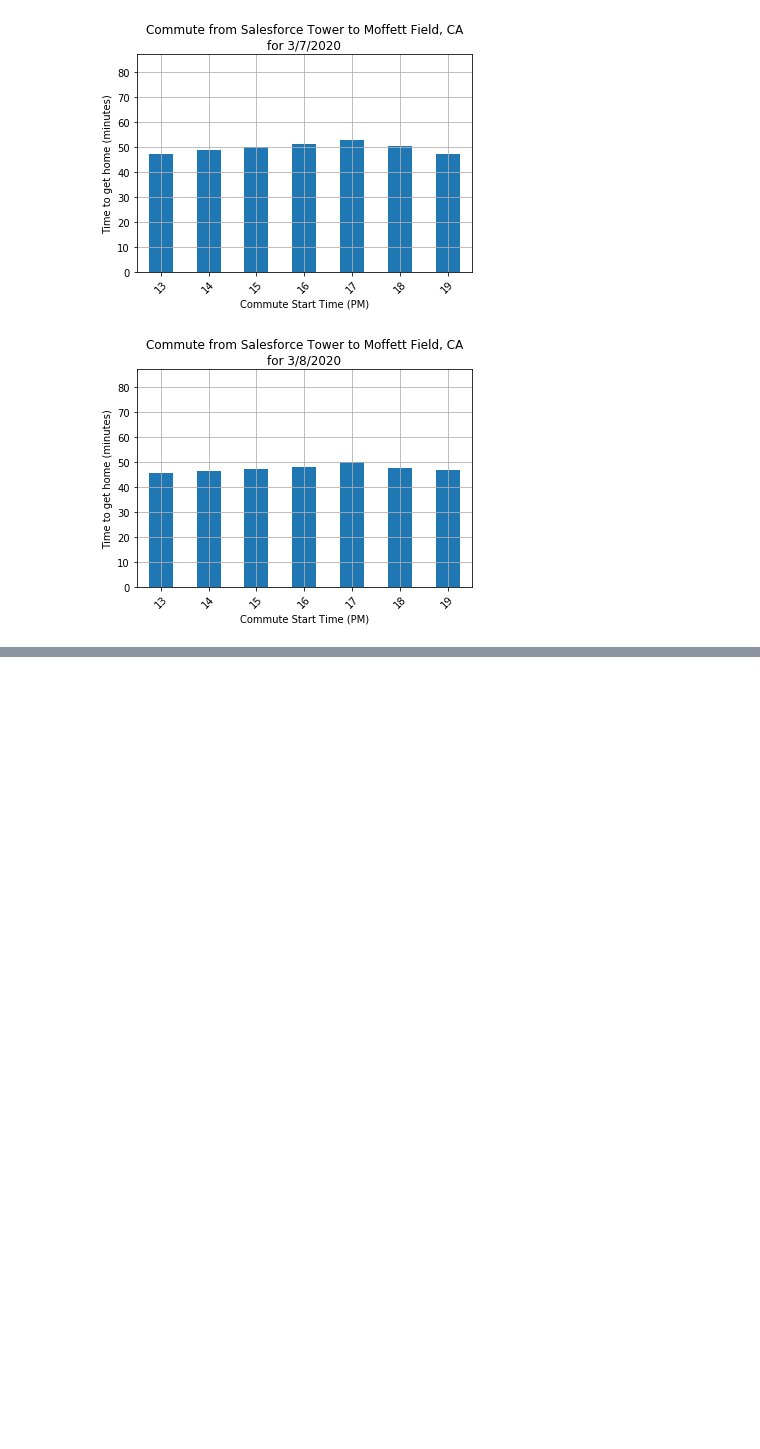
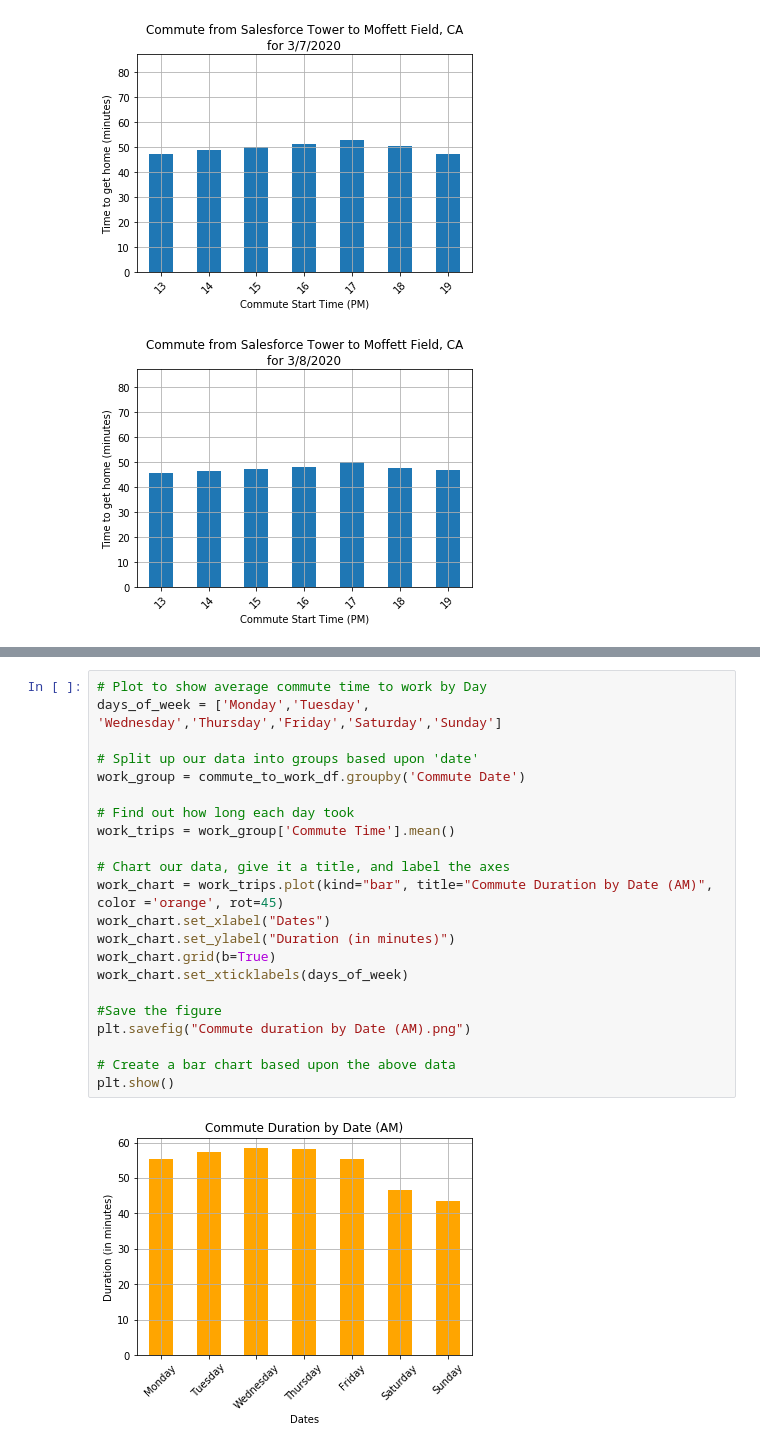
Before and after one commit to magcox5/CommuteChaos, a Jupyter notebook: Commute_Charts.ipynb, the cells around one changed output, grey strips where cells are left out. Cells and saved outputs as stored; diff of their text form; blank space fills up the shorter version.

```diff
--- a/Commute_Charts.ipynb
+++ b/Commute_Charts.ipynb
@@ -88,0 +195,24 @@ for day in dates_list:
+# %%
+# Plot to show average commute time to work by Day
+days_of_week = ['Monday','Tuesday', 'Wednesday','Thursday','Friday','Saturday','Sunday']
+
+# Split up our data into groups based upon 'date'
+work_group = commute_to_work_df.groupby('Commute Date')
+
+# Find out how long each day took
+work_trips = work_group['Commute Time'].mean()
+
+# Chart our data, give it a title, and label the axes
+work_chart = work_trips.plot(kind="bar", title="Commute Duration by Date (AM)", color ='orange', rot=45)
+work_chart.set_xlabel("Dates")
+work_chart.set_ylabel("Duration (in minutes)")
+work_chart.grid(b=True)
+work_chart.set_xticklabels(days_of_week)
+
+#Save the figure
+plt.savefig("Commute duration by Date (AM).png")
+
+# Create a bar chart based upon the above data
+plt.show()
+# %% [output]
+[figure, added]
```
Also changed, not shown: parts of 7 cells of this notebook, 4 other files.
